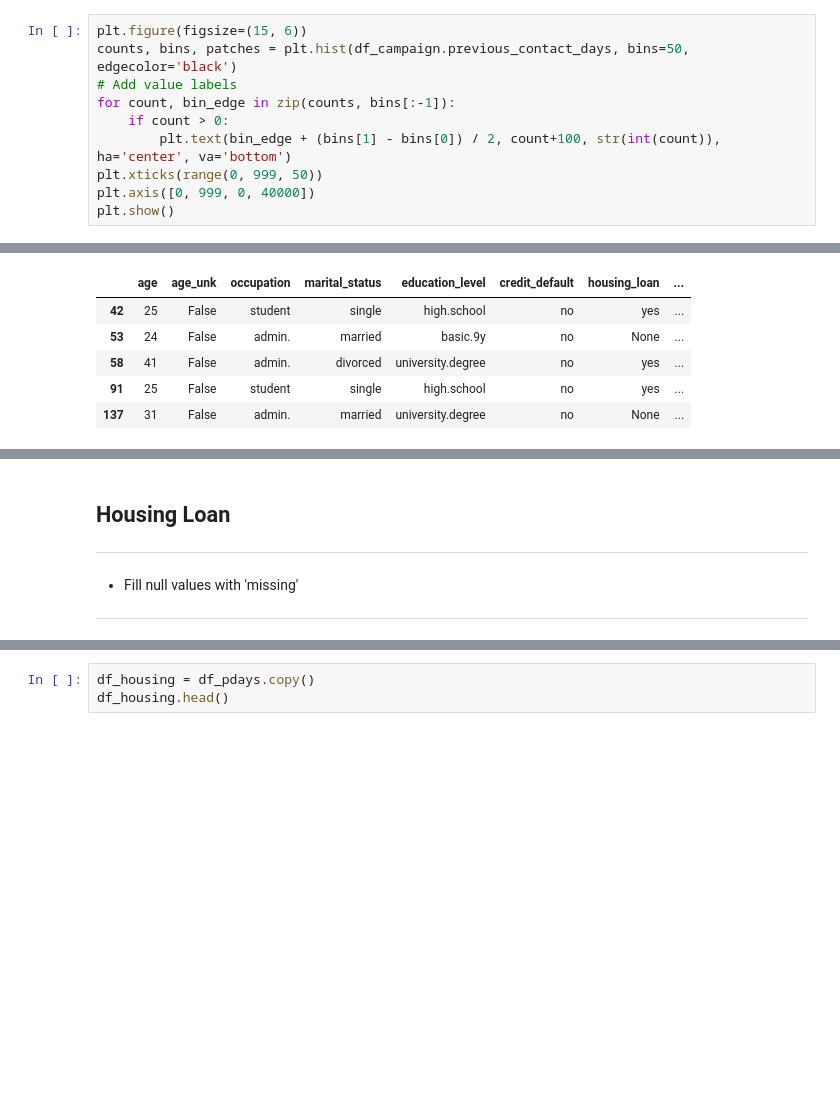
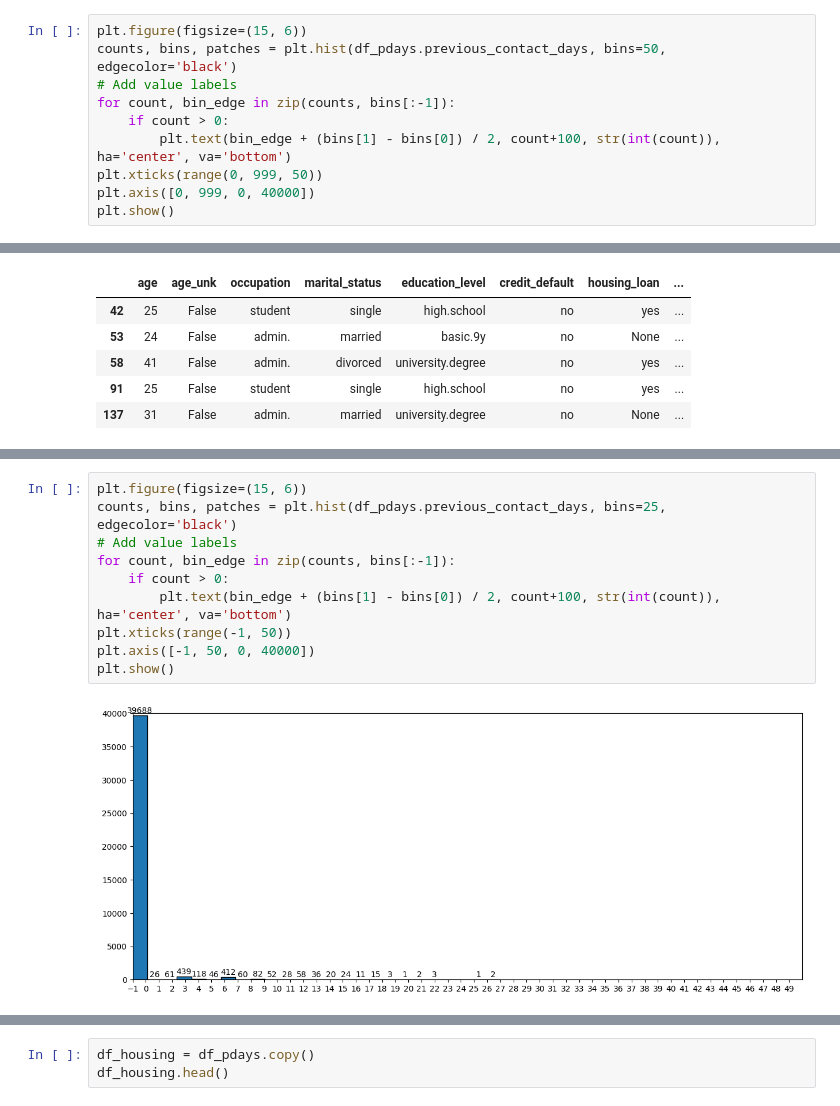
Before and after one commit to mysticshirou/EGT309-TeamJunHoe, a Jupyter notebook: eda.ipynb, the cells around one changed output, grey strips where cells are left out. Drawn from its saved outputs; the diff is of its cells as text; blank space fills up the shorter version.

```diff
--- a/eda.ipynb
+++ b/eda.ipynb
@@ -554,7 +502,7 @@ max        27.000000
 Name: previous_contact_days, dtype: float64
 # %%
 plt.figure(figsize=(15, 6))
-counts, bins, patches = plt.hist(df_campaign.previous_contact_days, bins=50, edgecolor='black')
+counts, bins, patches = plt.hist(df_pdays.previous_contact_days, bins=50, edgecolor='black')
 # Add value labels
 for count, bin_edge in zip(counts, bins[:-1]):
     if count > 0:
@@ -603,9 +549,15 @@ df_pdays[df_pdays['previous_contact_days'] == 999].head()
 | 2 | 33 | False | blue-collar | married | basic.9y | no | no | ... |
 | 3 | 36 | False | admin. | married | high.school | no | no | ... |
 | 4 | 27 | False | housemaid | married | high.school | no | None | ... |
-# %% [markdown]
-## Housing Loan
----
-- Fill null values with 'missing'
-
----
+# %%
+plt.figure(figsize=(15, 6))
+counts, bins, patches = plt.hist(df_pdays.previous_contact_days, bins=25, edgecolor='black')
+# Add value labels
+for count, bin_edge in zip(counts, bins[:-1]):
+    if count > 0:
+        plt.text(bin_edge + (bins[1] - bins[0]) / 2, count+100, str(int(count)), ha='center', va='bottom')
+plt.xticks(range(-1, 50))
+plt.axis([-1, 50, 0, 40000])
+plt.show()
+# %% [output]
+[figure, added]
```
Also changed, not shown: parts of 29 cells of this notebook.
